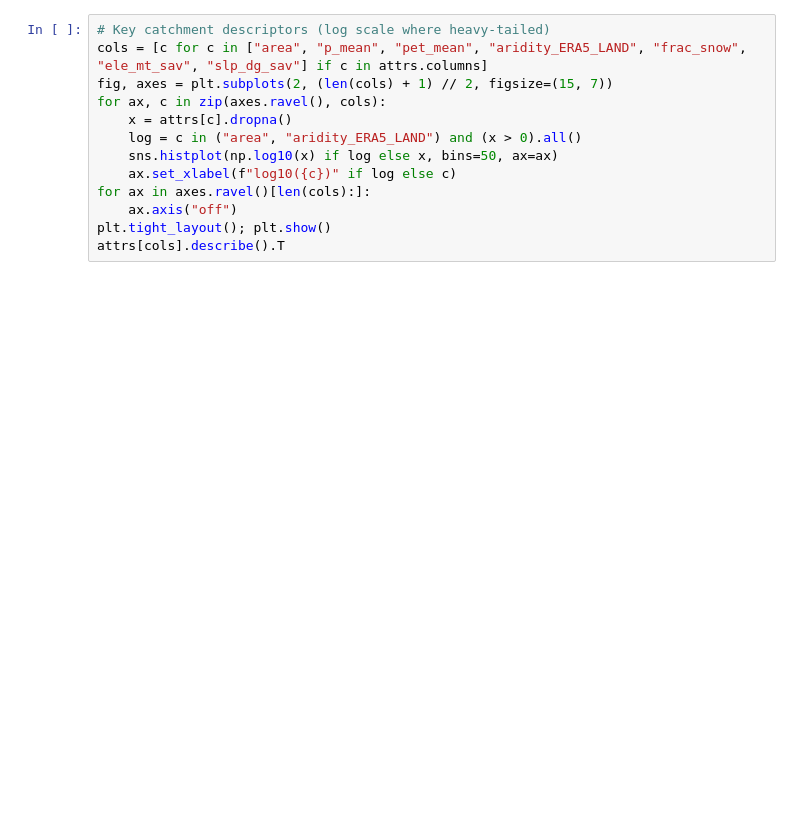
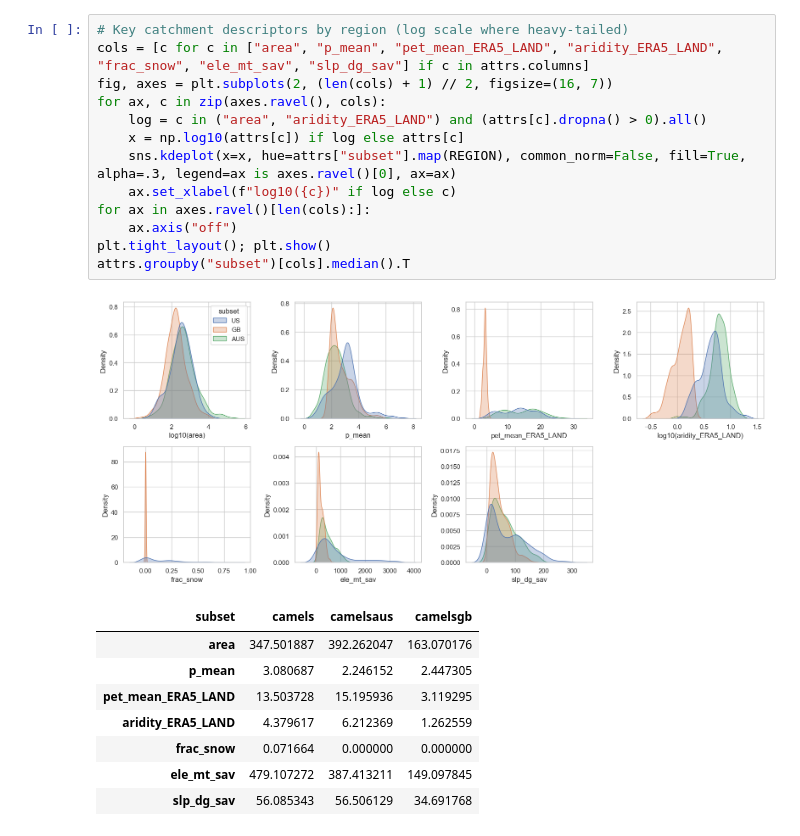
Before and after one commit to samussiah/data780-group-project, a Jupyter notebook: notebooks/01_caravan_eda.ipynb, the cells around one changed output. Saved outputs shown, nothing was run; the diff lists cells and outputs as text; blank space fills up the shorter version.

```diff
--- a/notebooks/01_caravan_eda.ipynb
+++ b/notebooks/01_caravan_eda.ipynb
@@ -69,14 +233,24 @@ if {lat, lon} <= set(attrs.columns):
 # %%
-# Key catchment descriptors (log scale where heavy-tailed)
-cols = [c for c in ["area", "p_mean", "pet_mean", "aridity_ERA5_LAND", "frac_snow", "ele_mt_sav", "slp_dg_sav"] if c in attrs.columns]
-fig, axes = plt.subplots(2, (len(cols) + 1) // 2, figsize=(15, 7))
+# Key catchment descriptors by region (log scale where heavy-tailed)
+cols = [c for c in ["area", "p_mean", "pet_mean_ERA5_LAND", "aridity_ERA5_LAND", "frac_snow", "ele_mt_sav", "slp_dg_sav"] if c in attrs.columns]
+fig, axes = plt.subplots(2, (len(cols) + 1) // 2, figsize=(16, 7))
 for ax, c in zip(axes.ravel(), cols):
-    x = attrs[c].dropna()
-    log = c in ("area", "aridity_ERA5_LAND") and (x > 0).all()
-    sns.histplot(np.log10(x) if log else x, bins=50, ax=ax)
+    log = c in ("area", "aridity_ERA5_LAND") and (attrs[c].dropna() > 0).all()
+    x = np.log10(attrs[c]) if log else attrs[c]
+    sns.kdeplot(x=x, hue=attrs["subset"].map(REGION), common_norm=False, fill=True, alpha=.3, legend=ax is axes.ravel()[0], ax=ax)
     ax.set_xlabel(f"log10({c})" if log else c)
 for ax in axes.ravel()[len(cols):]:
     ax.axis("off")
 plt.tight_layout(); plt.show()
-attrs[cols].describe().T
+attrs.groupby("subset")[cols].median().T
+# %% [output]
+[figure, added]
+| subset | camels | camelsaus | camelsgb |
+| area | 347.501887 | 392.262047 | 163.070176 |
+| p_mean | 3.080687 | 2.246152 | 2.447305 |
+| pet_mean_ERA5_LAND | 13.503728 | 15.195936 | 3.119295 |
+| aridity_ERA5_LAND | 4.379617 | 6.212369 | 1.262559 |
+| frac_snow | 0.071664 | 0.000000 | 0.000000 |
+| ele_mt_sav | 479.107272 | 387.413211 | 149.097845 |
+| slp_dg_sav | 56.085343 | 56.506129 | 34.691768 |
 # %%
```
Also changed, not shown: parts of 30 cells of this notebook.
